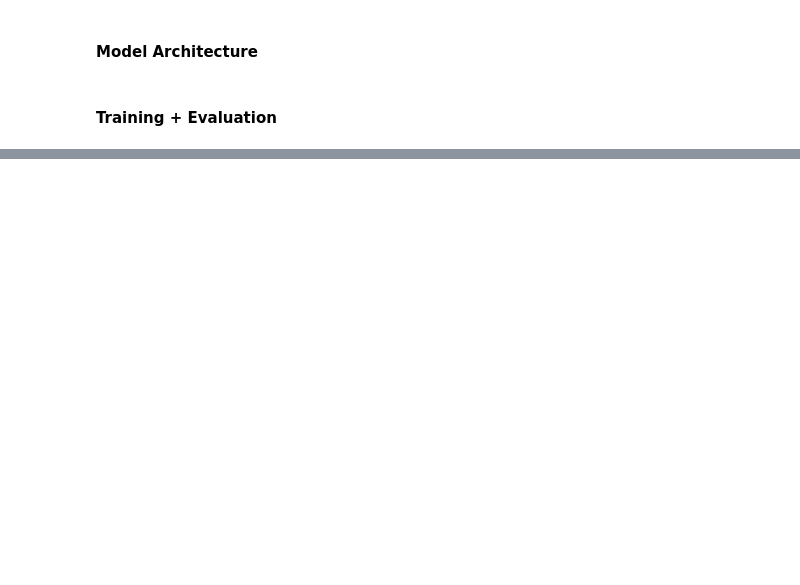
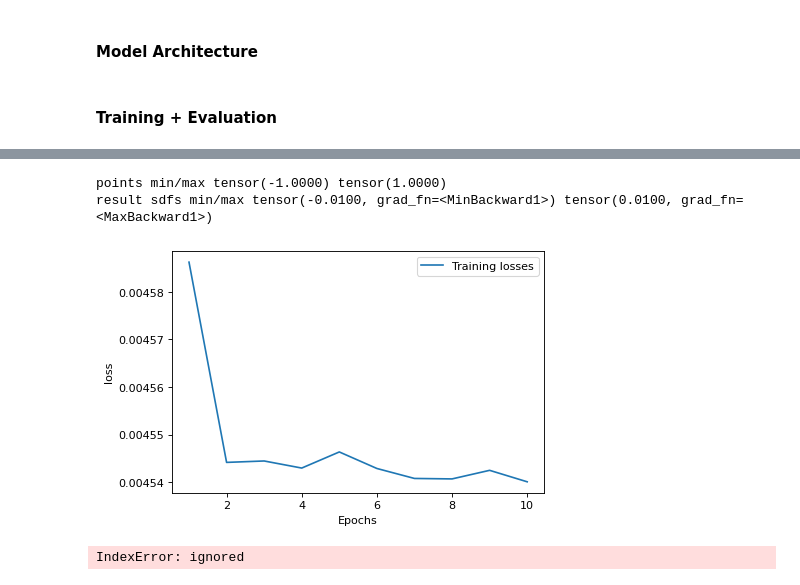
Before and after one commit to shivaPeri/16726-final-project, a Jupyter notebook: training.ipynb, the cells around one changed output, grey strips where cells are left out. Cells and saved outputs as stored; diff of their text form; code cells hidden in the pictures; blank space fills up the shorter version.

```diff
--- a/training.ipynb
+++ b/training.ipynb
@@ -497,4 +511,19 @@ BATCH_SIZE = 256
 # %%
+model = DeepSDFDecoder(
+        LATENT_DIM,
+        FC_DIM,
+        # dropout=None,
+        dropout_prob=P,
+        # norm_layers=(),
+        # latent_in=(),
+        # weight_norm=False,
+        # xyz_in_all=None,
+        use_tanh=False,
+        use_lip=True,
+        lipschitz_alpha=ALPHA,
+        # latent_dropout=False,
+        )
+
 # generate unique run id
 run_id = str(int(time.time()))
 if not os.path.exists('./experiments'):
@@ -502,8 +531,6 @@ if not os.path.exists('./experiments'):
 os.mkdir('./experiments/%s' % run_id)
 print("Saving models, predictions, and generated words to ./experiments/%s" % run_id)
 
-# initialize models
-model = AutoDecoder()
-loader = SDFDataLoader(dataset=dataset, batch_size=BATCH_SIZE)
-trainer = Trainer(model=model, loader=loader, max_epochs=NUM_EPOCHS, run_id=run_id, lr=LR)
+trainer = Trainer(model, loader, renderer, max_epochs=NUM_EPOCHS, run_id=run_id, lr=LR)
+print(trainer.model)
 # %% [output]
@@ -512,11 +553,0 @@ TypeError: ignored
-# %%
-# Training Loop
-
-best_nll = 1e30
-for epoch in range(NUM_EPOCHS):
-    trainer.train()
-    nll = trainer.test()
-    if nll < best_nll:
-        best_nll = nll
-        print("Saving model, predictions and generated output for epoch "+str(epoch+1)+" with NLL: "+ str(best_nll))
-        trainer.save()
@@ -535,0 +554,23 @@ print (trainer.generated[-1]) # get last generated output
+# %%
+# Training Loop
+latent_code = torch.tensor(np.array([1]))
+trainer.render(latent_code)
+
+for epoch in range(NUM_EPOCHS):
+    trainer.train()
+    trainer.render(latent_code)
+    trainer.save()
+# %% [output]
+points min/max tensor(-1.0000) tensor(1.0000)
+result sdfs min/max tensor(-0.0100, grad_fn=<MinBackward1>) tensor(0.0100, grad_fn=<MaxBackward1>)
+# %%
+# plot training curves
+trainer.plot_loss()
+# %% [output]
+[figure, added]
+# %%
+# see generated output
+latent_code = torch.tensor(np.array([1,0]))
+trainer.render(latent_code)
+# %% [output]
+IndexError: ignored
```
Also changed, not shown: parts of 26 cells of this notebook.
